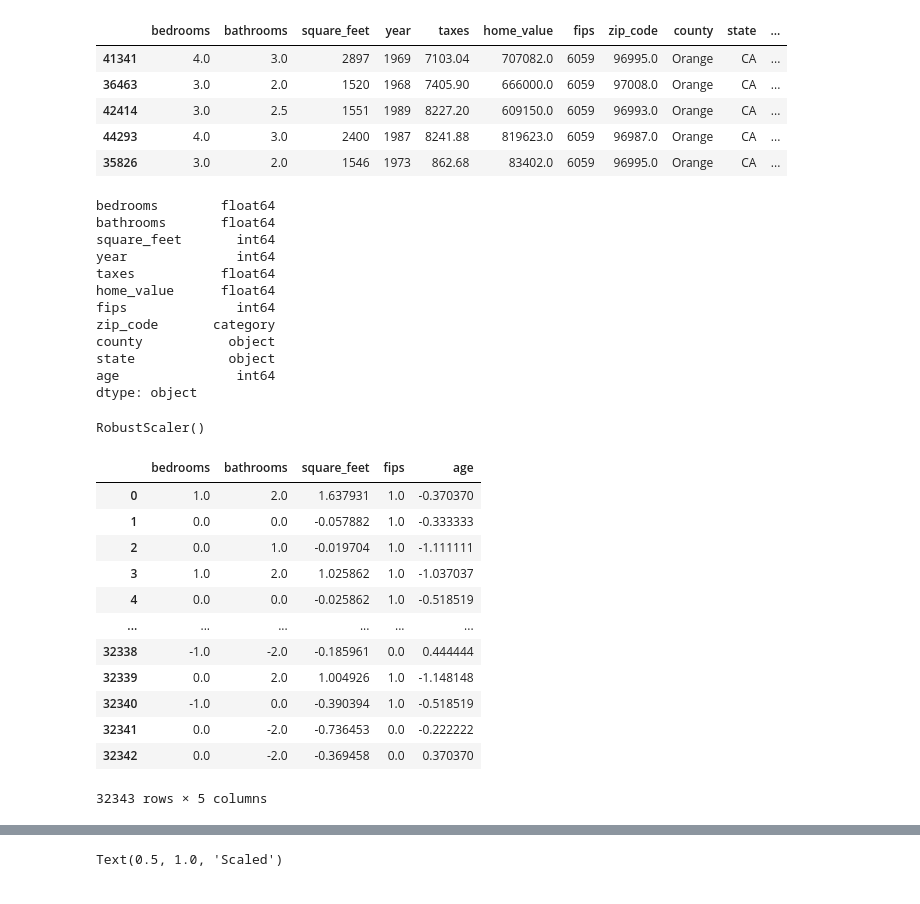
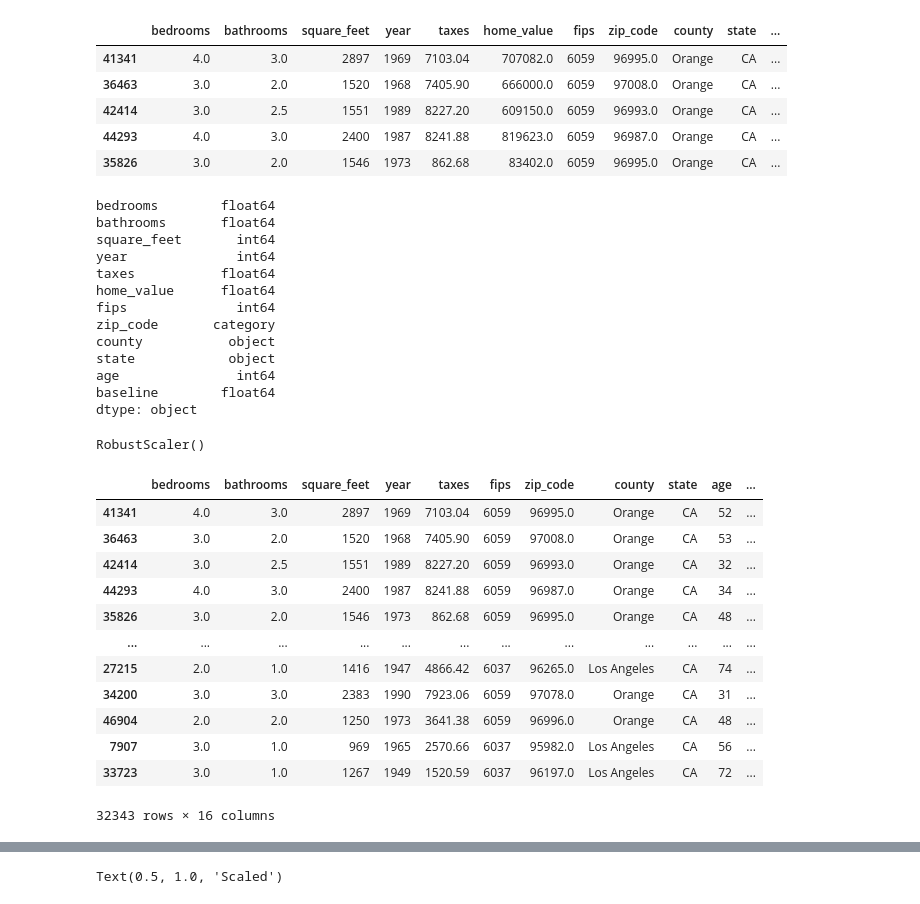
Before and after one commit to Jared-Godar/regression-project, a Jupyter notebook: zillo-project.ipynb, the cells around one changed output, grey strips where cells are left out. Drawn from its saved outputs; the diff is of its cells as text; code cells hidden in the pictures.

```diff
--- a/zillo-project.ipynb
+++ b/zillo-project.ipynb
@@ -670,0 +678,5 @@ print(test.shape)
+# %%
+## Baseline
+
+baseline = train.home_value.median()
+baseline
@@ -670,0 +685,4 @@ print(test.shape)
+# %%
+train['baseline'] = baseline
+validate['baseline'] = baseline
+test['baseline'] = baseline
@@ -720,6 +747,7 @@ zip_code       category
 county           object
 state            object
 age               int64
+baseline        float64
 dtype: object
 # %%
 # Fit scaler to training data
@@ -734,23 +762,27 @@ RobustScaler()
 # %%
 # Apply scaler to all data
 
-X_train_scaled = pd.DataFrame(scaler.transform(X_train[columns]), columns=columns)
-X_validate_scaled = pd.DataFrame(scaler.transform(X_validate[columns]), columns=columns)
-X_test_scaled = pd.DataFrame(scaler.transform(X_test[columns]), columns=columns)
+new_column_names = [c + '_scaled' for c in columns]
+
+X_train = pd.concat([X_train, pd.DataFrame(scaler.transform(X_train[columns]), columns=new_column_names, index = train.index),], axis=1)
+
+X_validate = pd.concat([X_validate, pd.DataFrame(scaler.transform(X_validate[columns]), columns=new_column_names, index = validate.index),], axis=1)
+
+X_test = pd.concat([X_test, pd.DataFrame(scaler.transform(X_test[columns]), columns=new_column_names, index = test.index),], axis=1)
 # %%
-X_train_scaled
+X_train
 # %% [output]
-|  | bedrooms | bathrooms | square_feet | fips | age |
-| 0 | 1.0 | 2.0 | 1.637931 | 1.0 | -0.370370 |
-| 1 | 0.0 | 0.0 | -0.057882 | 1.0 | -0.333333 |
-| 2 | 0.0 | 1.0 | -0.019704 | 1.0 | -1.111111 |
-| 3 | 1.0 | 2.0 | 1.025862 | 1.0 | -1.037037 |
-| 4 | 0.0 | 0.0 | -0.025862 | 1.0 | -0.518519 |
-| ... | ... | ... | ... | ... | ... |
-| 32338 | -1.0 | -2.0 | -0.185961 | 0.0 | 0.444444 |
-| 32339 | 0.0 | 2.0 | 1.004926 | 1.0 | -1.148148 |
-| 32340 | -1.0 | 0.0 | -0.390394 | 1.0 | -0.518519 |
-| 32341 | 0.0 | -2.0 | -0.736453 | 0.0 | -0.222222 |
-| 32342 | 0.0 | -2.0 | -0.369458 | 0.0 | 0.370370 |
+|  | bedrooms | bathrooms | square_feet | year | taxes | fips | zip_code | county | state | age | ... |
+| 41341 | 4.0 | 3.0 | 2897 | 1969 | 7103.04 | 6059 | 96995.0 | Orange | CA | 52 | ... |
+| 36463 | 3.0 | 2.0 | 1520 | 1968 | 7405.90 | 6059 | 97008.0 | Orange | CA | 53 | ... |
+| 42414 | 3.0 | 2.5 | 1551 | 1989 | 8227.20 | 6059 | 96993.0 | Orange | CA | 32 | ... |
+| 44293 | 4.0 | 3.0 | 2400 | 1987 | 8241.88 | 6059 | 96987.0 | Orange | CA | 34 | ... |
+| 35826 | 3.0 | 2.0 | 1546 | 1973 | 862.68 | 6059 | 96995.0 | Orange | CA | 48 | ... |
+| ... | ... | ... | ... | ... | ... | ... | ... | ... | ... | ... | ... |
+| 27215 | 2.0 | 1.0 | 1416 | 1947 | 4866.42 | 6037 | 96265.0 | Los Angeles | CA | 74 | ... |
+| 34200 | 3.0 | 3.0 | 2383 | 1990 | 7923.06 | 6059 | 97078.0 | Orange | CA | 31 | ... |
+| 46904 | 2.0 | 2.0 | 1250 | 1973 | 3641.38 | 6059 | 96996.0 | Orange | CA | 48 | ... |
+| 7907 | 3.0 | 1.0 | 969 | 1965 | 2570.66 | 6037 | 95982.0 | Los Angeles | CA | 56 | ... |
+| 33723 | 3.0 | 1.0 | 1267 | 1949 | 1520.59 | 6037 | 96197.0 | Los Angeles | CA | 72 | ... |
-32343 rows × 5 columns
+32343 rows × 16 columns
 # %%
```
Also changed, not shown: parts of 16 cells of this notebook, 2 other files.
